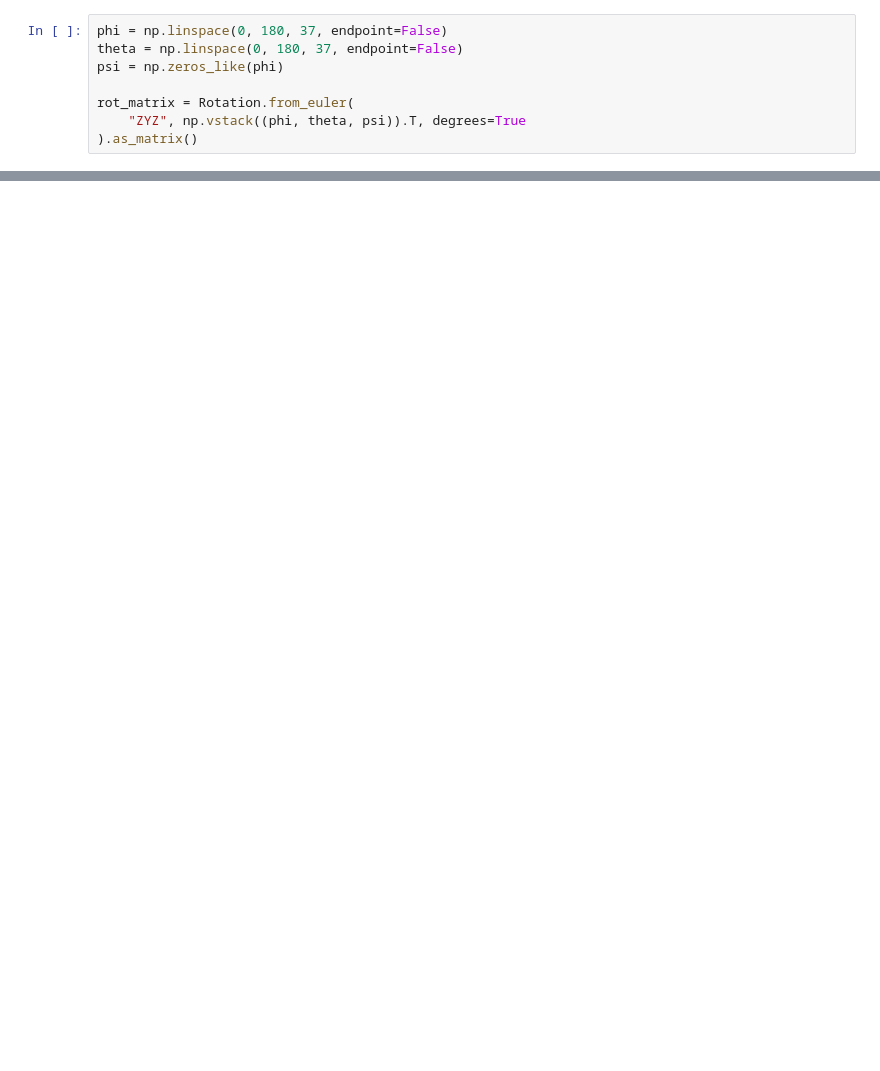
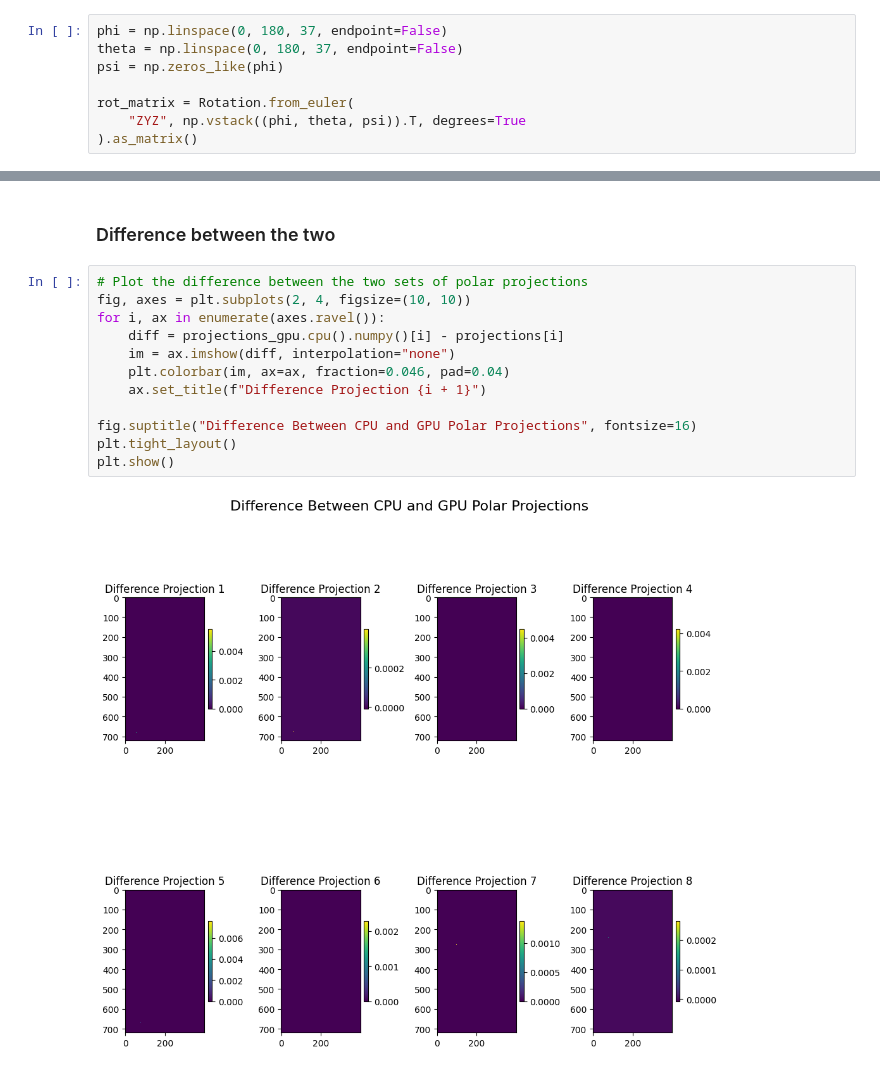
Before and after one commit to Lucaslab-Berkeley/Panther-EM, a Jupyter notebook: examples/polar_projections.ipynb, the cells around one changed output, grey strips where cells are left out. Saved outputs shown, nothing was run; the diff lists cells and outputs as text; blank space fills up the shorter version.

```diff
--- a/examples/polar_projections.ipynb
+++ b/examples/polar_projections.ipynb
@@ -45,0 +155,16 @@ plt.show()
+# %% [markdown]
+### Difference between the two
+# %%
+# Plot the difference between the two sets of polar projections
+fig, axes = plt.subplots(2, 4, figsize=(10, 10))
+for i, ax in enumerate(axes.ravel()):
+    diff = projections_gpu.cpu().numpy()[i] - projections[i]
+    im = ax.imshow(diff, interpolation="none")
+    plt.colorbar(im, ax=ax, fraction=0.046, pad=0.04)
+    ax.set_title(f"Difference Projection {i + 1}")
+
+fig.suptitle("Difference Between CPU and GPU Polar Projections", fontsize=16)
+plt.tight_layout()
+plt.show()
+# %% [output]
+[figure, added]
```
Also changed, not shown: parts of 29 cells of this notebook, 4 other files.
